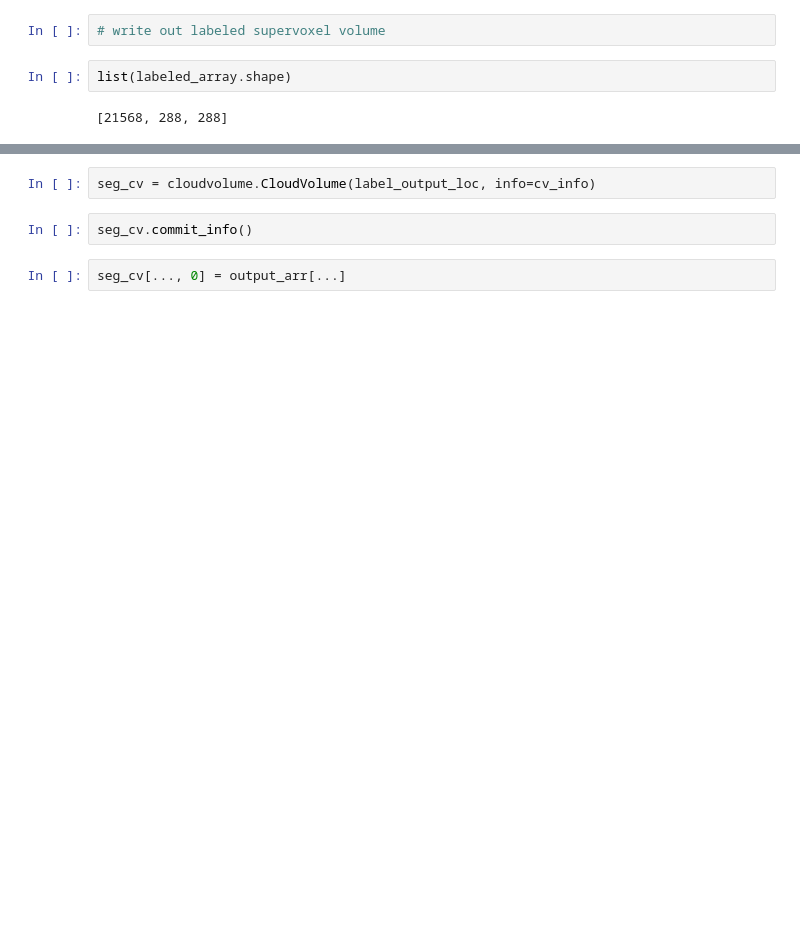
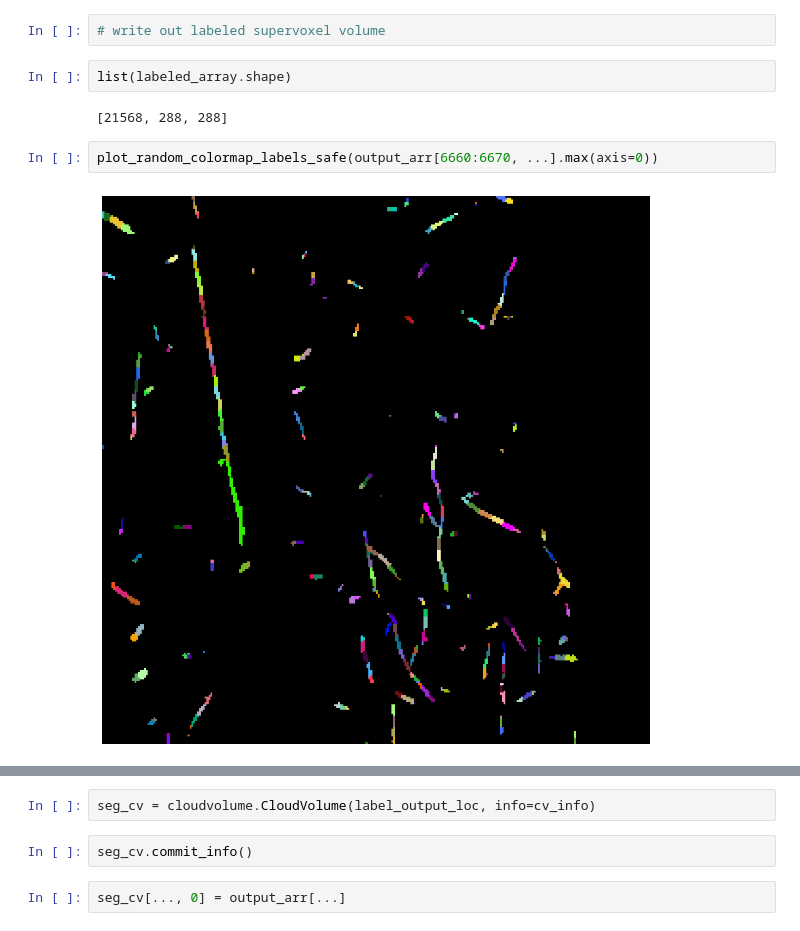
Before and after one commit to AllenInstitute/ac_pcg, a Jupyter notebook: ac_pcg_from_generated_inputs.ipynb, the cells around one changed output, grey strips where cells are left out. Saved outputs shown, nothing was run; the diff lists cells and outputs as text; blank space fills up the shorter version.

```diff
--- a/ac_pcg_from_generated_inputs.ipynb
+++ b/ac_pcg_from_generated_inputs.ipynb
@@ -352,3 +664,7 @@ for chunk, chunk_skel_ids in chunk_to_skel_ids.items():
 list(labeled_array.shape)
 # %% [output]
 [21568, 288, 288]
+# %%
+plot_random_colormap_labels_safe(output_arr[6660:6670, ...].max(axis=0))
+# %% [output]
+[figure, added]
```
Also changed, not shown: parts of 28 cells of this notebook, 1 other file.
